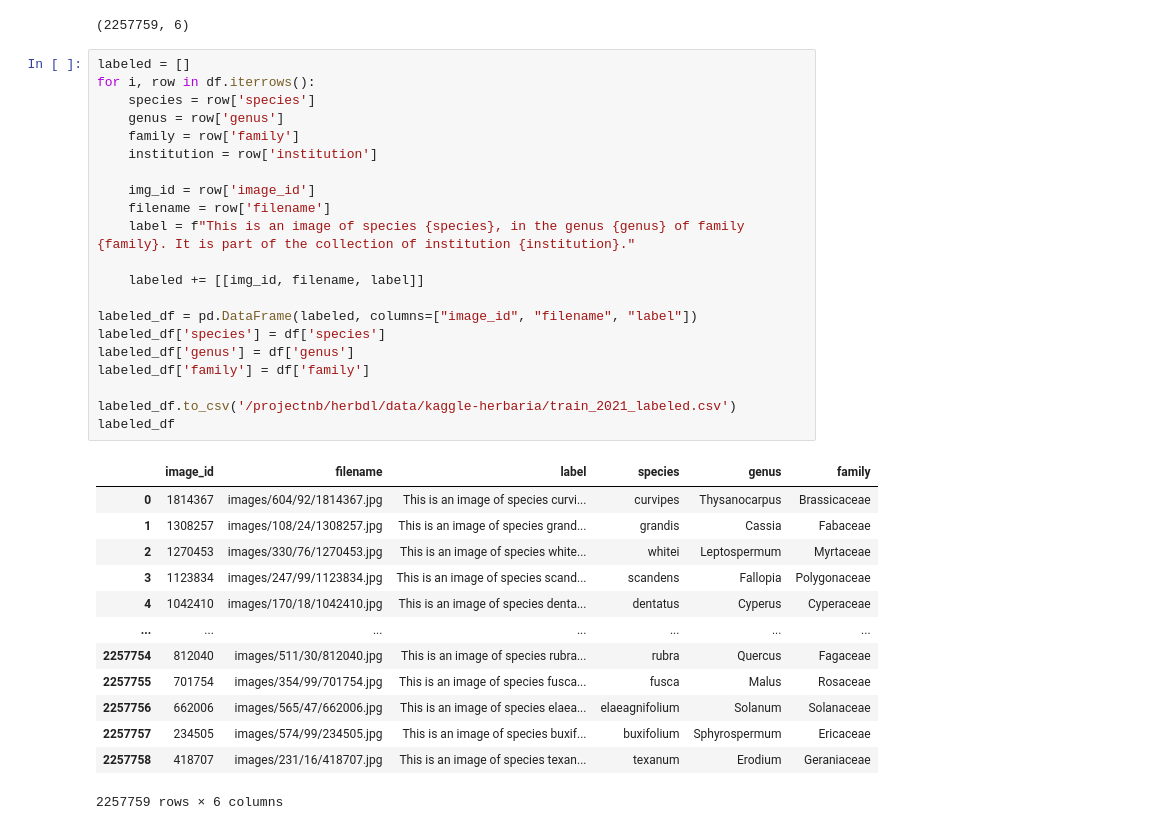
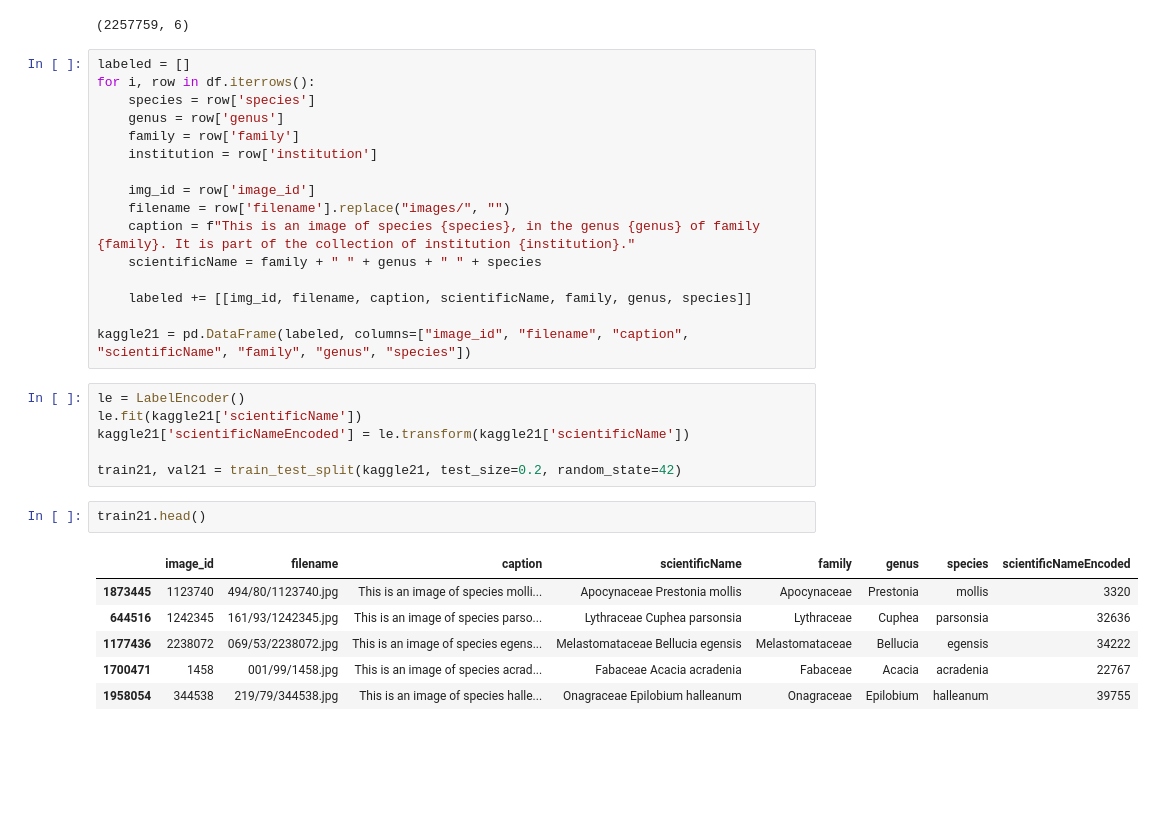
Before and after one commit to DL4DS/herbdl, a Jupyter notebook: utils/labeling.ipynb, the cells around one changed output. Cells and saved outputs as stored; diff of their text form; blank space fills up the shorter version.

```diff
--- a/utils/labeling.ipynb
+++ b/utils/labeling.ipynb
@@ -148,29 +185,25 @@ for i, row in df.iterrows():
     institution = row['institution']
 
     img_id = row['image_id']
-    filename = row['filename']
-    label = f"This is an image of species {species}, in the genus {genus} of family {family}. It is part of the collection of institution {institution}."
+    filename = row['filename'].replace("images/", "")
+    caption = f"This is an image of species {species}, in the genus {genus} of family {family}. It is part of the collection of institution {institution}."
+    scientificName = family + " " + genus + " " + species
 
-    labeled += [[img_id, filename, label]]
+    labeled += [[img_id, filename, caption, scientificName, family, genus, species]]
 
-labeled_df = pd.DataFrame(labeled, columns=["image_id", "filename", "label"])
-labeled_df['species'] = df['species']
-labeled_df['genus'] = df['genus']
-labeled_df['family'] = df['family']
-
-labeled_df.to_csv('/projectnb/herbdl/data/kaggle-herbaria/train_2021_labeled.csv')
-labeled_df
+kaggle21 = pd.DataFrame(labeled, columns=["image_id", "filename", "caption", "scientificName", "family", "genus", "species"])
-# %% [output]
-|  | image_id | filename | label | species | genus | family |
-| 0 | 1814367 | images/604/92/1814367.jpg | This is an image of species curvi... | curvipes | Thysanocarpus | Brassicaceae |
-| 1 | 1308257 | images/108/24/1308257.jpg | This is an image of species grand... | grandis | Cassia | Fabaceae |
-| 2 | 1270453 | images/330/76/1270453.jpg | This is an image of species white... | whitei | Leptospermum | Myrtaceae |
-| 3 | 1123834 | images/247/99/1123834.jpg | This is an image of species scand... | scandens | Fallopia | Polygonaceae |
-| 4 | 1042410 | images/170/18/1042410.jpg | This is an image of species denta... | dentatus | Cyperus | Cyperaceae |
-| ... | ... | ... | ... | ... | ... | ... |
-| 2257754 | 812040 | images/511/30/812040.jpg | This is an image of species rubra... | rubra | Quercus | Fagaceae |
-| 2257755 | 701754 | images/354/99/701754.jpg | This is an image of species fusca... | fusca | Malus | Rosaceae |
-| 2257756 | 662006 | images/565/47/662006.jpg | This is an image of species elaea... | elaeagnifolium | Solanum | Solanaceae |
-| 2257757 | 234505 | images/574/99/234505.jpg | This is an image of species buxif... | buxifolium | Sphyrospermum | Ericaceae |
-| 2257758 | 418707 | images/231/16/418707.jpg | This is an image of species texan... | texanum | Erodium | Geraniaceae |
-2257759 rows × 6 columns
+# %%
+le = LabelEncoder()
+le.fit(kaggle21['scientificName'])
+kaggle21['scientificNameEncoded'] = le.transform(kaggle21['scientificName'])
+
+train21, val21 = train_test_split(kaggle21, test_size=0.2, random_state=42)
+# %%
+train21.head()
+# %% [output]
+|  | image_id | filename | caption | scientificName | family | genus | species | scientificNameEncoded |
+| 1873445 | 1123740 | 494/80/1123740.jpg | This is an image of species molli... | Apocynaceae Prestonia mollis | Apocynaceae | Prestonia | mollis | 3320 |
+| 644516 | 1242345 | 161/93/1242345.jpg | This is an image of species parso... | Lythraceae Cuphea parsonsia | Lythraceae | Cuphea | parsonsia | 32636 |
+| 1177436 | 2238072 | 069/53/2238072.jpg | This is an image of species egens... | Melastomataceae Bellucia egensis | Melastomataceae | Bellucia | egensis | 34222 |
+| 1700471 | 1458 | 001/99/1458.jpg | This is an image of species acrad... | Fabaceae Acacia acradenia | Fabaceae | Acacia | acradenia | 22767 |
+| 1958054 | 344538 | 219/79/344538.jpg | This is an image of species halle... | Onagraceae Epilobium halleanum | Onagraceae | Epilobium | halleanum | 39755 |
```
Also changed, not shown: parts of 19 cells of this notebook, 3 other files.
